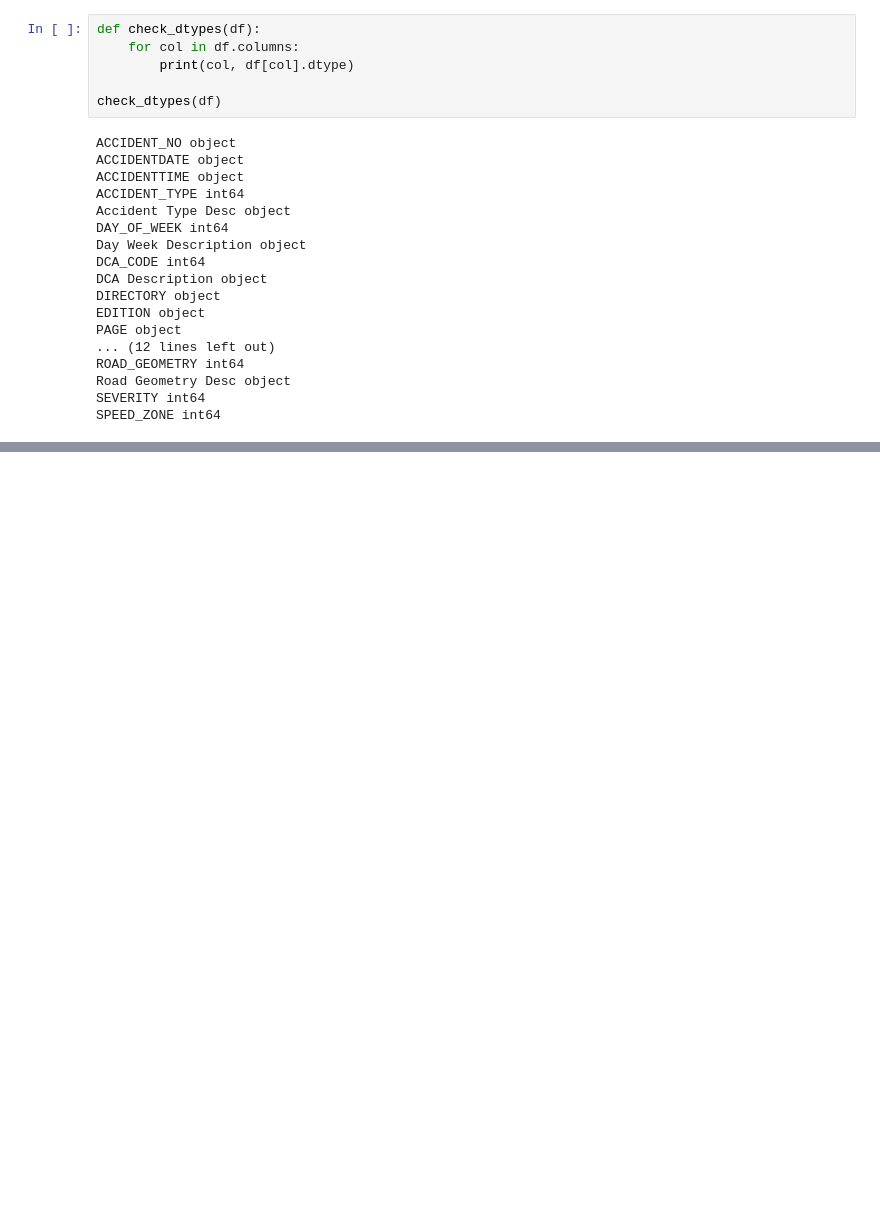
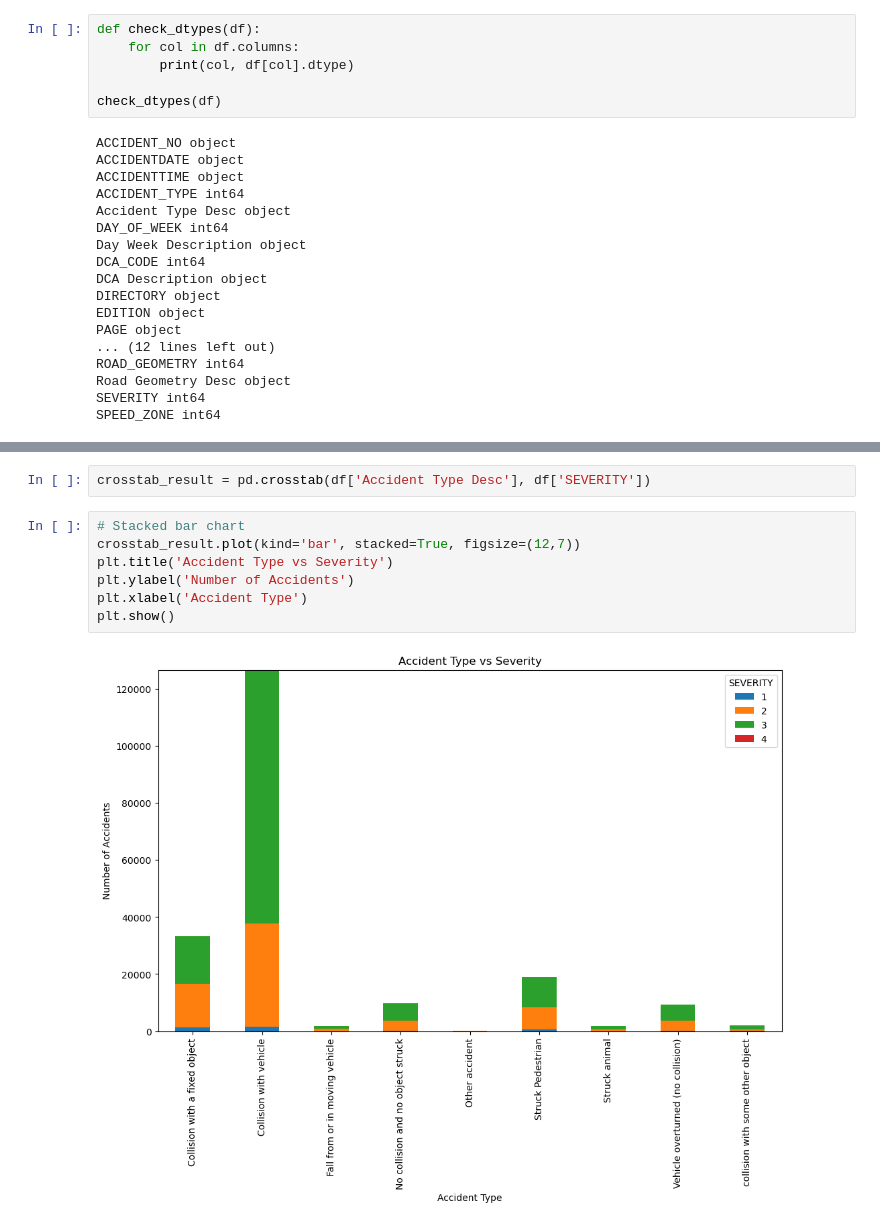
Before and after one commit to EwokOwie/vic_crashes, a Jupyter notebook: vic_crashes.ipynb, the cells around one changed output, grey strips where cells are left out. Drawn from its saved outputs; the diff is of its cells as text; blank space fills up the shorter version.

```diff
--- a/vic_crashes.ipynb
+++ b/vic_crashes.ipynb
@@ -95,0 +137,11 @@ SPEED_ZONE int64
+# %%
+crosstab_result = pd.crosstab(df['Accident Type Desc'], df['SEVERITY'])
+# %%
+# Stacked bar chart
+crosstab_result.plot(kind='bar', stacked=True, figsize=(12,7))
+plt.title('Accident Type vs Severity')
+plt.ylabel('Number of Accidents')
+plt.xlabel('Accident Type')
+plt.show()
+# %% [output]
+[figure, added]
```
Also changed, not shown: parts of 33 cells of this notebook.
